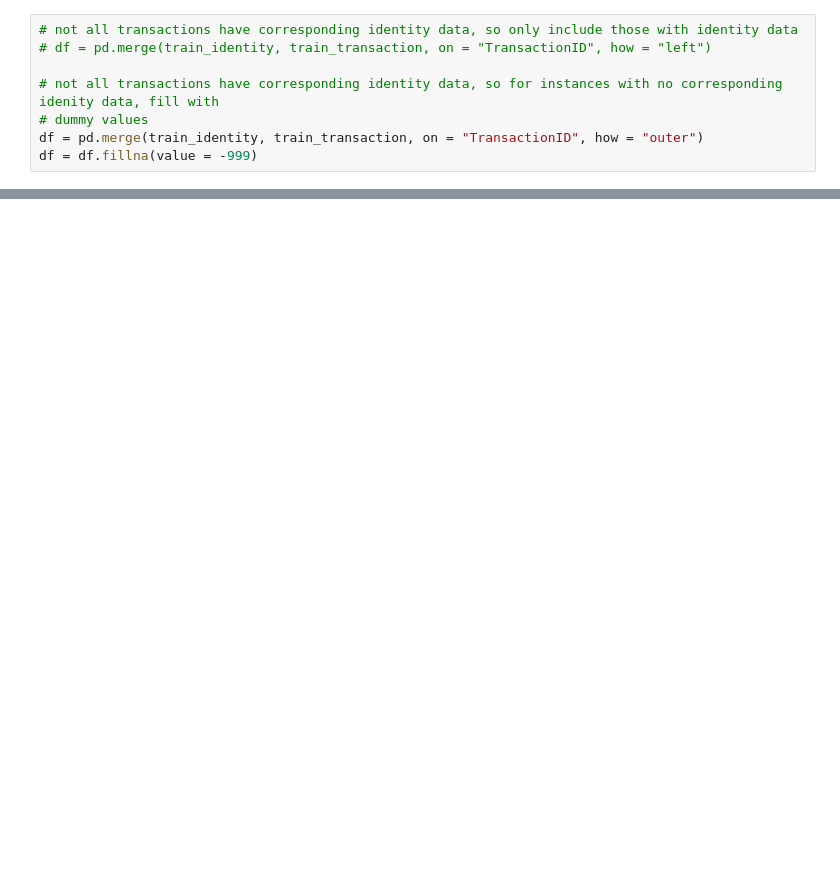
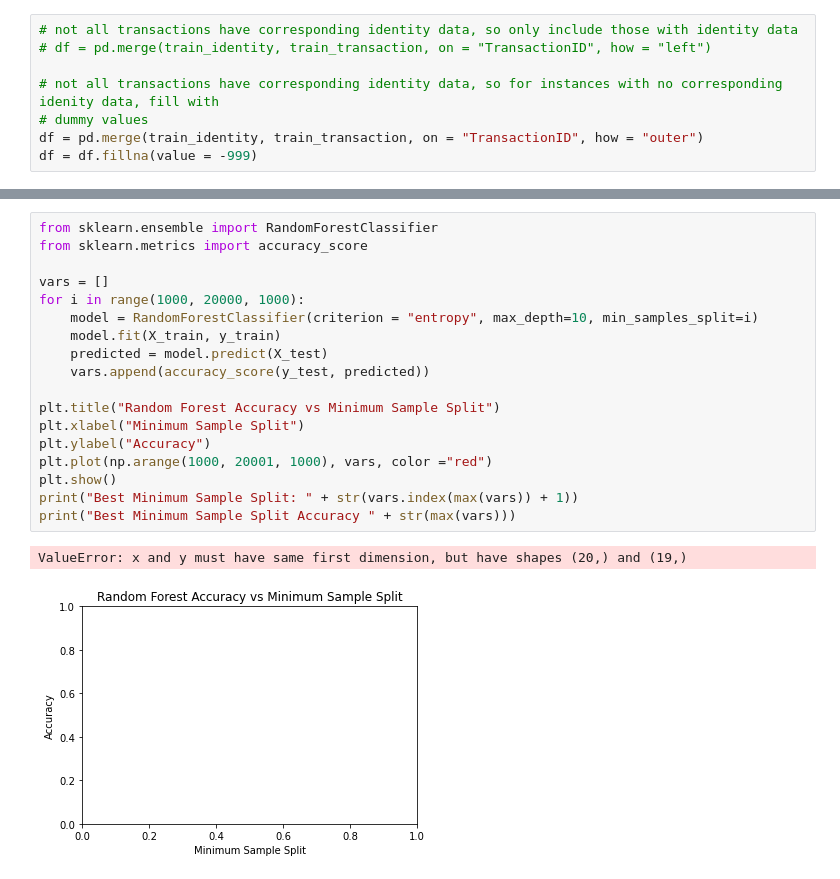
Before and after one commit to morfkiun/CAP-5630-Machine-Learning, a Jupyter notebook: CAP 5610 Project V2.ipynb, the cells around one changed output, grey strips where cells are left out. Saved outputs shown, nothing was run; the diff lists cells and outputs as text; blank space fills up the shorter version.

```diff
--- a/CAP 5610 Project V2.ipynb
+++ b/CAP 5610 Project V2.ipynb
@@ -162,0 +241,21 @@ df = df.fillna(value = -999)
+# %%
+from sklearn.ensemble import RandomForestClassifier
+from sklearn.metrics import accuracy_score
+
+vars = []
+for i in range(1000, 20000, 1000):
+    model = RandomForestClassifier(criterion = "entropy", max_depth=10, min_samples_split=i)
+    model.fit(X_train, y_train)
+    predicted = model.predict(X_test)
+    vars.append(accuracy_score(y_test, predicted))
+
+plt.title("Random Forest Accuracy vs Minimum Sample Split")
+plt.xlabel("Minimum Sample Split")
+plt.ylabel("Accuracy")
+plt.plot(np.arange(1000, 20001, 1000), vars, color ="red")
+plt.show()
+print("Best Minimum Sample Split: " + str(vars.index(max(vars)) + 1))
+print("Best Minimum Sample Split Accuracy " + str(max(vars)))
+# %% [output]
+ValueError: x and y must have same first dimension, but have shapes (20,) and (19,)
+[figure, added]
```
Also changed, not shown: parts of 17 cells of this notebook.
